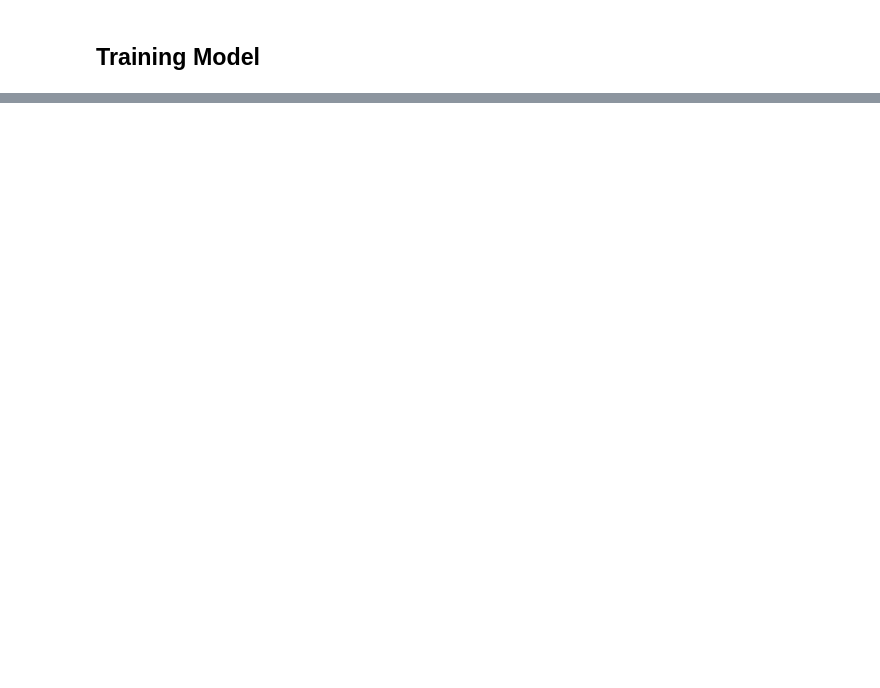
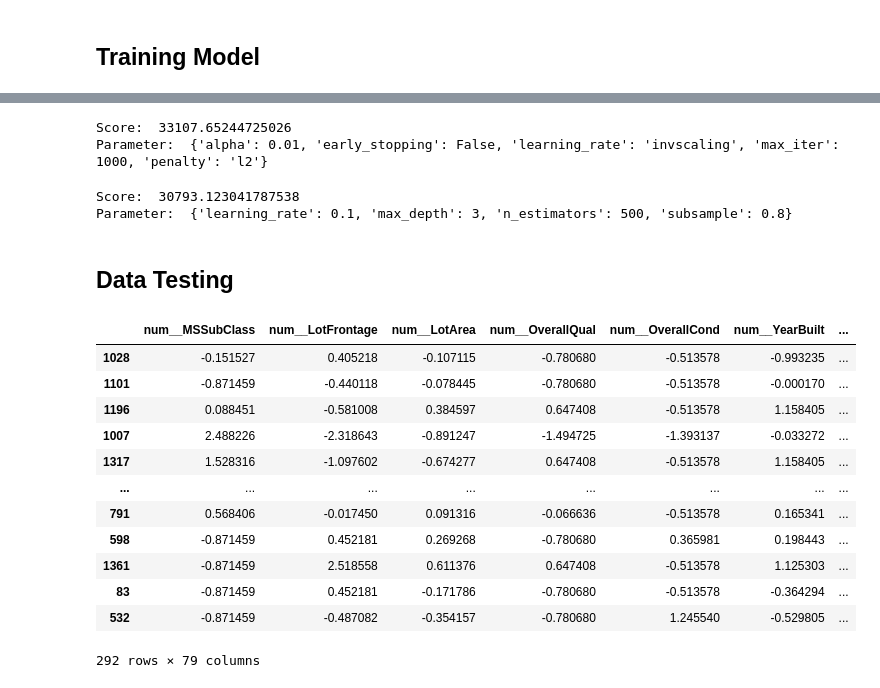
Before and after one commit to HanstonH/House-Prices-Advanced-Regression-Techniques, a Jupyter notebook: House_Price.ipynb, the cells around one changed output, grey strips where cells are left out. Cells and saved outputs as stored; diff of their text form; code cells hidden in the pictures; blank space fills up the shorter version.

```diff
--- a/House_Price.ipynb
+++ b/House_Price.ipynb
@@ -173,0 +283,80 @@ display_scores(gbr_score)
+# %%
+sgd_param = {
+    'penalty': ['l2', 'l1', 'elasticnet'],
+    'alpha': [0.00001, 0.0001, 0.001, 0.01],
+    'early_stopping': [True, False],
+    'learning_rate': ['constant', 'optimal', 'invscaling', 'adaptive'],
+    'max_iter': [1000, 2000]
+}
+
+sgd_grid = GridSearchCV(
+    sgd,
+    sgd_param,
+    scoring='neg_mean_squared_error',
+    n_jobs=-1,
+    cv=3
+)
+
+RUN = True
+if RUN:
+    sgd_grid.fit(final_training_data, training_housing_label)
+    show_result(sgd_grid, "sgd_best_estimator.joblib")
+
+# Score:  33107.65244725026
+# Parameter:  {'alpha': 0.01, 'early_stopping': False, 'learning_rate': 'invscaling', 'max_iter': 1000, 'penalty': 'l2'}
+# %% [output]
+Score:  33107.65244725026
+Parameter:  {'alpha': 0.01, 'early_stopping': False, 'learning_rate': 'invscaling', 'max_iter': 1000, 'penalty': 'l2'}
+# %%
+xgb_param = {
+    'n_estimators': [100, 500],
+    'learning_rate': [0.01, 0.1],
+    'max_depth': [3, 5],
+    'subsample': [0.8, 1.0]
+}
+
+xgb_grid = GridSearchCV(
+    xgb,
+    xgb_param,
+    scoring='neg_mean_squared_error',
+    n_jobs=-1,
+    cv=3
+)
+
+RUN=True
+if RUN:
+    xgb_grid.fit(final_training_data, training_housing_label)
+    show_result(xgb_grid, "xgb_best_estimator.joblib")
+
+# Score:  30793.123041787538
+# Parameter:  {'learning_rate': 0.1, 'max_depth': 3, 'n_estimators': 500, 'subsample': 0.8}
+# %% [output]
+Score:  30793.123041787538
+Parameter:  {'learning_rate': 0.1, 'max_depth': 3, 'n_estimators': 500, 'subsample': 0.8}
+# %% [markdown]
+## Data Testing
+# %%
+test_data = strat_test_set.drop(columns="SalePrice")
+test_label = strat_test_set["SalePrice"].copy()
+# %%
+test_data_pipeline = full_pipeline.transform(test_data)
+# %%
+ct = full_pipeline.named_steps['preprocess']
+final_testing_data = pd.DataFrame(
+    test_data_pipeline, columns=ct.get_feature_names_out(), index=test_data.index
+)
+final_testing_data
+# %% [output]
+|  | num__MSSubClass | num__LotFrontage | num__LotArea | num__OverallQual | num__OverallCond | num__YearBuilt | ... |
+| 1028 | -0.151527 | 0.405218 | -0.107115 | -0.780680 | -0.513578 | -0.993235 | ... |
+| 1101 | -0.871459 | -0.440118 | -0.078445 | -0.780680 | -0.513578 | -0.000170 | ... |
+| 1196 | 0.088451 | -0.581008 | 0.384597 | 0.647408 | -0.513578 | 1.158405 | ... |
+| 1007 | 2.488226 | -2.318643 | -0.891247 | -1.494725 | -1.393137 | -0.033272 | ... |
+| 1317 | 1.528316 | -1.097602 | -0.674277 | 0.647408 | -0.513578 | 1.158405 | ... |
+| ... | ... | ... | ... | ... | ... | ... | ... |
+| 791 | 0.568406 | -0.017450 | 0.091316 | -0.066636 | -0.513578 | 0.165341 | ... |
+| 598 | -0.871459 | 0.452181 | 0.269268 | -0.780680 | 0.365981 | 0.198443 | ... |
+| 1361 | -0.871459 | 2.518558 | 0.611376 | 0.647408 | -0.513578 | 1.125303 | ... |
+| 83 | -0.871459 | 0.452181 | -0.171786 | -0.780680 | -0.513578 | -0.364294 | ... |
+| 532 | -0.871459 | -0.487082 | -0.354157 | -0.780680 | 1.245540 | -0.529805 | ... |
+292 rows × 79 columns
```
Also changed, not shown: parts of 27 cells of this notebook, 5 other files.
